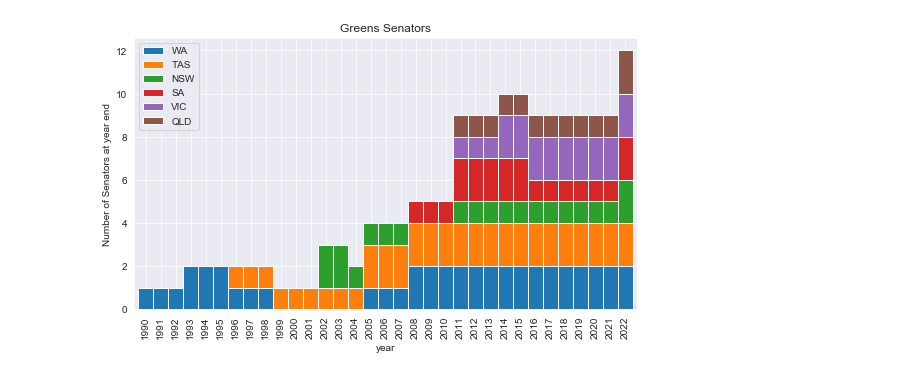
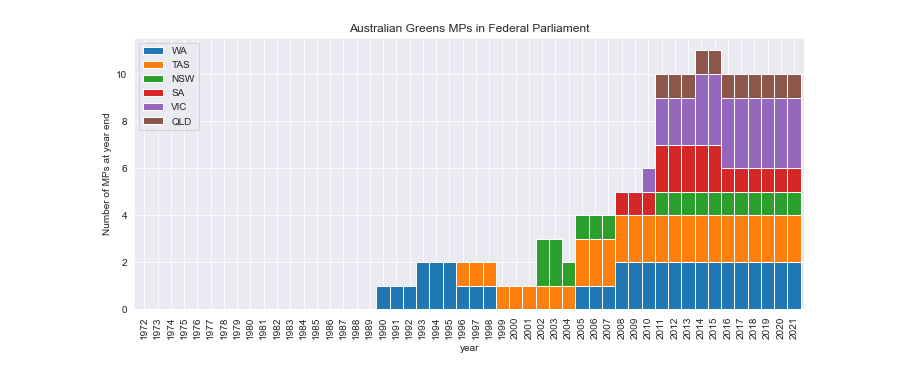
Before and after one commit to DamienIrving/election-analysis, a Jupyter notebook: analysis/senators.ipynb, the cells around one changed output. Drawn from its saved outputs; the diff is of its cells as text; code cells hidden in the pictures.

```diff
--- a/analysis/senators.ipynb
+++ b/analysis/senators.ipynb
@@ -48,8 +56,8 @@ senators['QLD'] = {"Larissa Waters (term 1)": np.arange(2011, 2017),
 # %%
-mp_count_dict = {'year': np.arange(1990, 2023)}
-for state, mp_dict in senators.items():
+mp_count_dict = {'year': np.arange(1972, 2022)}
+for state, mp_dict in mps.items():
     years = np.concatenate(list(mp_dict.values()))
-    counts, lower_bin_bounds = np.histogram(years, bins=np.arange(1989.5, 2023.5))
+    counts, lower_bin_bounds = np.histogram(years, bins=np.arange(1971.5, 2022.5))
     mp_count_dict[state] = counts
 # %%
 df = pd.DataFrame(mp_count_dict)
@@ -79,7 +87,7 @@ df
 # %%
-df.plot(kind='bar', stacked=True, figsize=(9,5), width=1)
-plt.title("Greens Senators")
-plt.ylabel("Number of Senators at year end")
-plt.savefig('senators.png', dpi=300, bbox_inches='tight')
+df.plot(kind='bar', stacked=True, figsize=(12,5), width=1)
+plt.title("Australian Greens MPs in Federal Parliament")
+plt.ylabel("Number of MPs at year end")
+plt.savefig('federal_mps.png', dpi=300, bbox_inches='tight')
 # %% [output]
-[figure, old version]
+[figure, new version]
```
Also changed, not shown: parts of 2 cells of this notebook, 2 other files.
